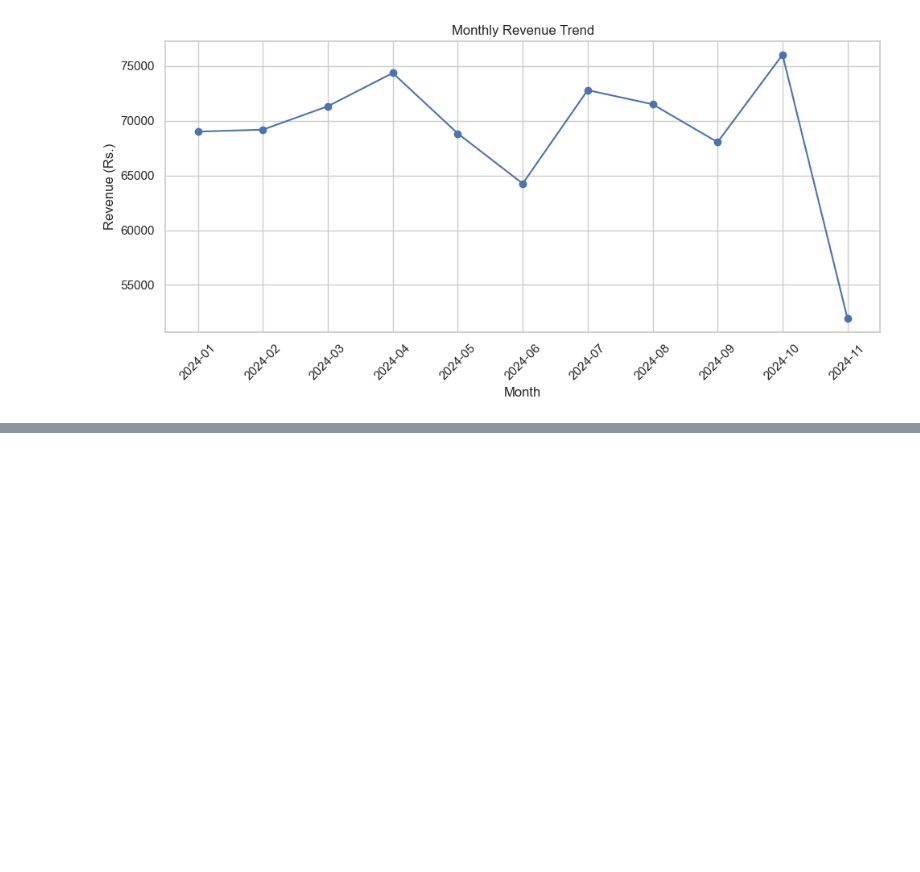
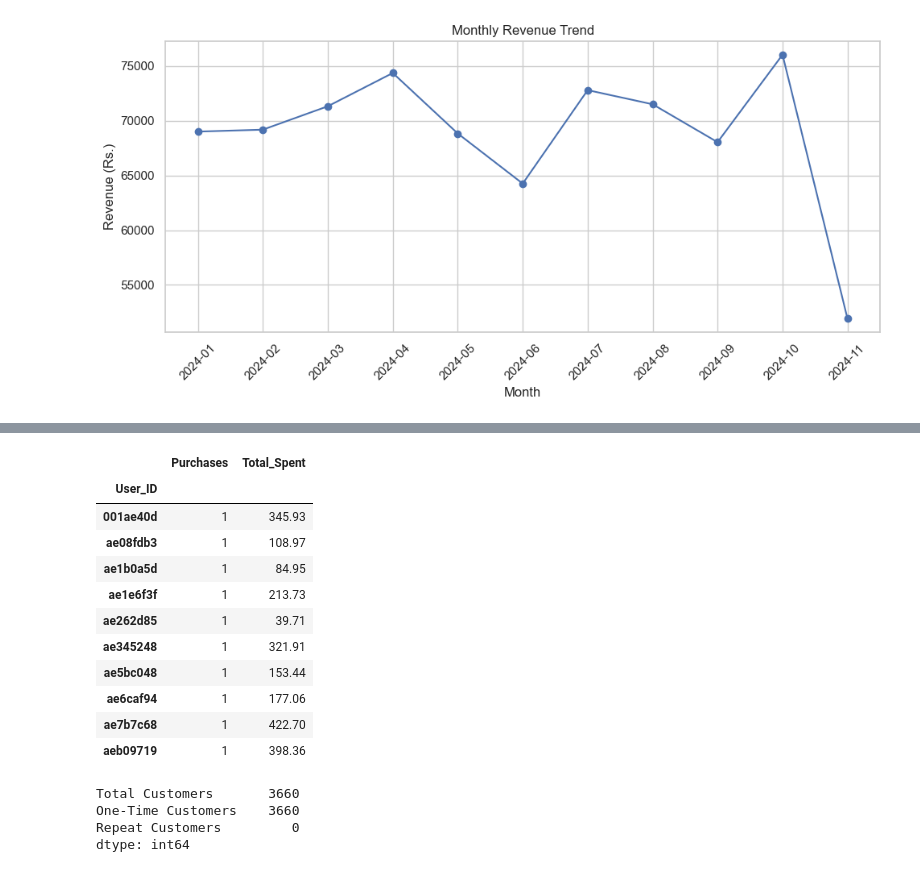
Before and after one commit to lomboto05-commits/eCommerce-customer-analytics, a Jupyter notebook: ecomemerce_customer_analytics.ipynb, the cells around one changed output, grey strips where cells are left out. Drawn from its saved outputs; the diff is of its cells as text; code cells hidden in the pictures; blank space fills up the shorter version.

```diff
--- a/ecomemerce_customer_analytics.ipynb
+++ b/ecomemerce_customer_analytics.ipynb
@@ -279,0 +307,35 @@ plt.show()
+# %%
+customer_frequency = df.groupby("User_ID").agg(
+    Purchases=("Product_ID", "count"),
+    Total_Spent=("Final_Price(Rs.)", "sum")
+).sort_values("Purchases", ascending=False)
+
+display(customer_frequency.head(10))
+# %% [output]
+|  | Purchases | Total_Spent |
+| User_ID |  |  |
+| 001ae40d | 1 | 345.93 |
+| ae08fdb3 | 1 | 108.97 |
+| ae1b0a5d | 1 | 84.95 |
+| ae1e6f3f | 1 | 213.73 |
+| ae262d85 | 1 | 39.71 |
+| ae345248 | 1 | 321.91 |
+| ae5bc048 | 1 | 153.44 |
+| ae6caf94 | 1 | 177.06 |
+| ae7b7c68 | 1 | 422.70 |
+| aeb09719 | 1 | 398.36 |
+# %%
+customer_purchase_counts = df.groupby("User_ID")["Product_ID"].count()
+
+repeat_customer_summary = pd.Series({
+    "Total Customers": customer_purchase_counts.size,
+    "One-Time Customers": (customer_purchase_counts == 1).sum(),
+    "Repeat Customers": (customer_purchase_counts > 1).sum()
+})
+
+display(repeat_customer_summary)
+# %% [output]
+Total Customers       3660
+One-Time Customers    3660
+Repeat Customers         0
+dtype: int64
```
Also changed, not shown: parts of 4 cells of this notebook.
